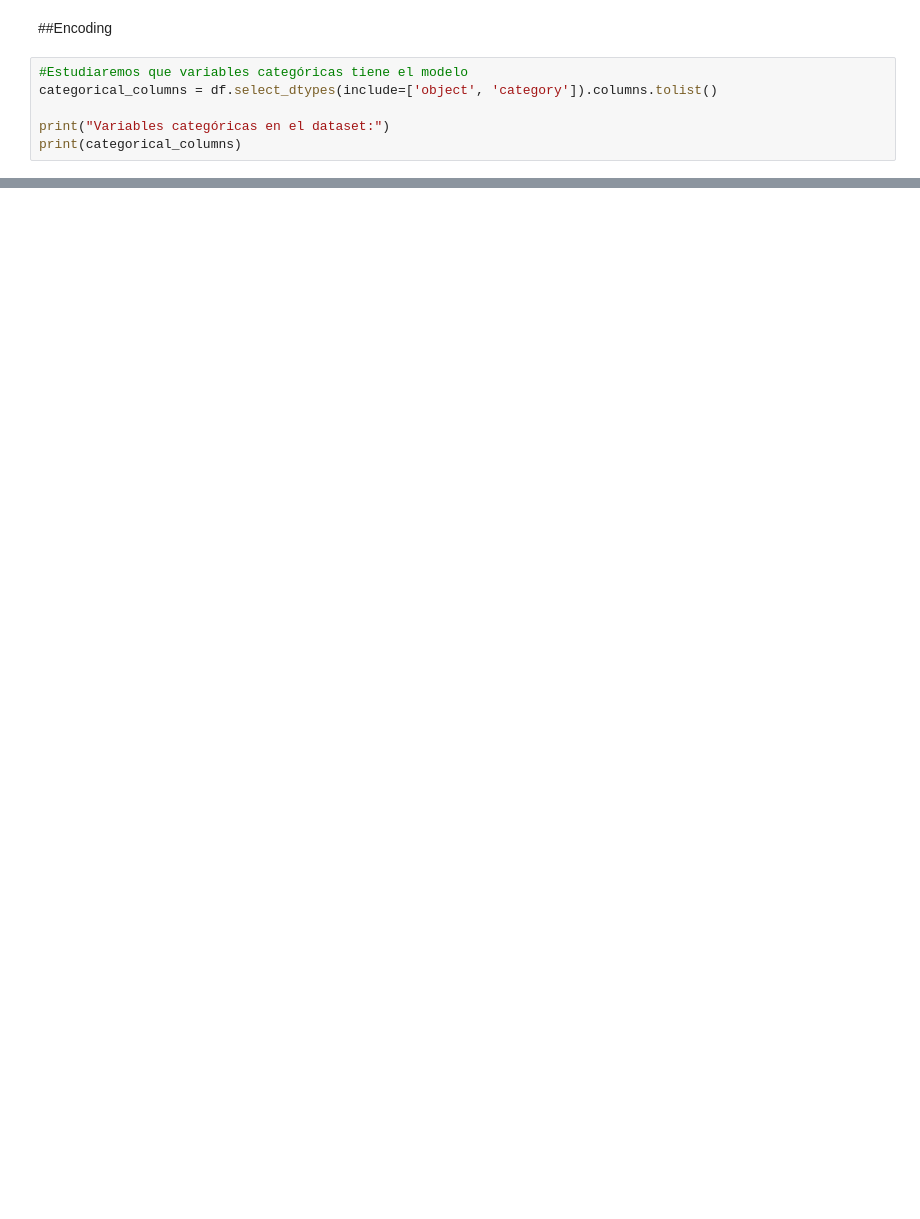
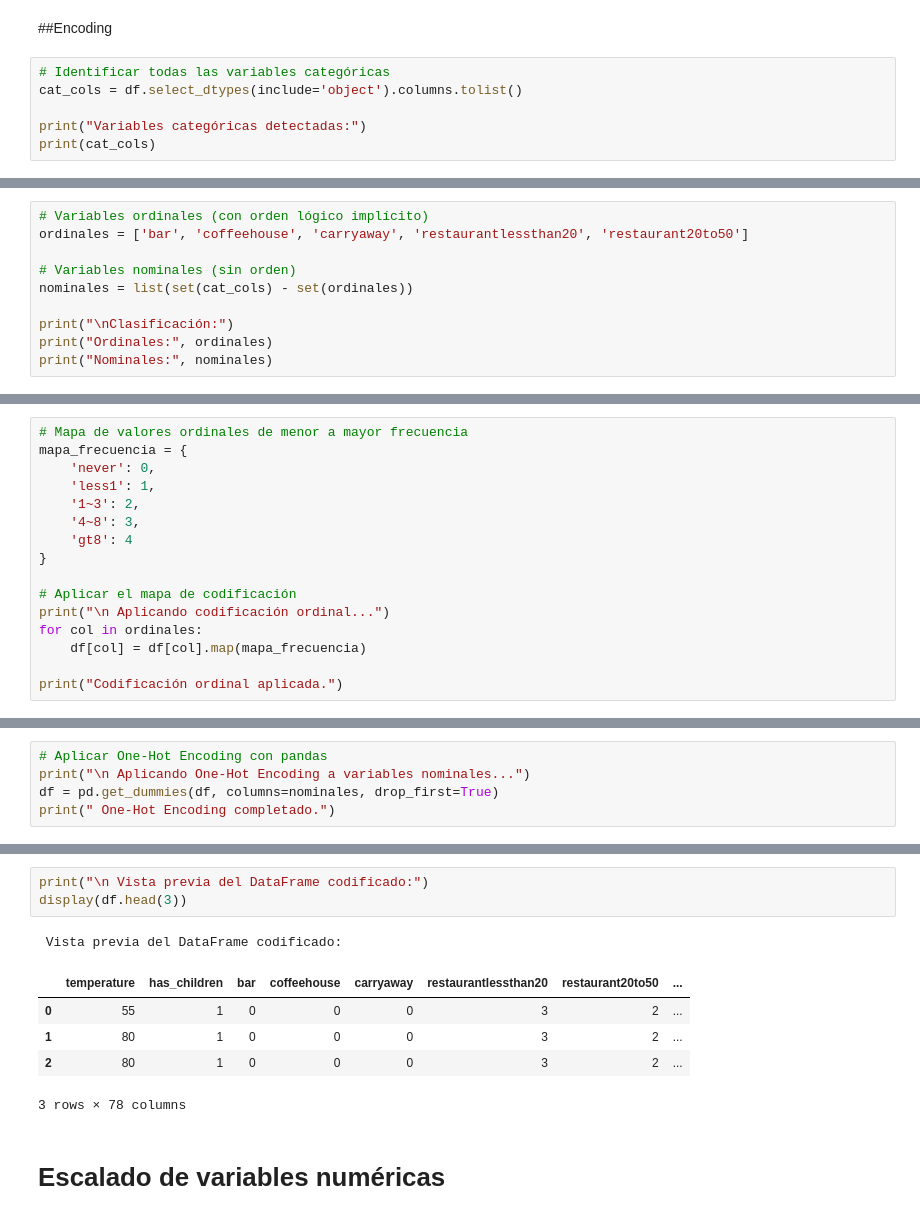
Before and after one commit to celiabarrosr/unav-coupon-recommendation-system, a Jupyter notebook: notebooks/data-cleaning-and-prep.ipynb, the cells around one changed output, grey strips where cells are left out. Saved outputs shown, nothing was run; the diff lists cells and outputs as text; blank space fills up the shorter version.

```diff
--- a/notebooks/data-cleaning-and-prep.ipynb
+++ b/notebooks/data-cleaning-and-prep.ipynb
@@ -441,9 +435,9 @@ dtype: int64
 # %% [markdown]
 ##Encoding
 # %%
-#Estudiaremos que variables categóricas tiene el modelo
-categorical_columns = df.select_dtypes(include=['object', 'category']).columns.tolist()
+# Identificar todas las variables categóricas
+cat_cols = df.select_dtypes(include='object').columns.tolist()
 
-print("Variables categóricas en el dataset:")
-print(categorical_columns)
+print("Variables categóricas detectadas:")
+print(cat_cols)
 # %% [output]
@@ -498,0 +446,10 @@ KeyError: "None of [Index(['destination', 'passanger', 'weather', 'time', 'coupo
+# %%
+# Variables ordinales (con orden lógico implícito)
+ordinales = ['bar', 'coffeehouse', 'carryaway', 'restaurantlessthan20', 'restaurant20to50']
+
+# Variables nominales (sin orden)
+nominales = list(set(cat_cols) - set(ordinales))
+
+print("\nClasificación:")
+print("Ordinales:", ordinales)
+print("Nominales:", nominales)
@@ -498,0 +460,16 @@ KeyError: "None of [Index(['destination', 'passanger', 'weather', 'time', 'coupo
+# %%
+# Mapa de valores ordinales de menor a mayor frecuencia
+mapa_frecuencia = {
+    'never': 0,
+    'less1': 1,
+    '1~3': 2,
+    '4~8': 3,
+    'gt8': 4
+}
+
+# Aplicar el mapa de codificación
+print("\n Aplicando codificación ordinal...")
+for col in ordinales:
+    df[col] = df[col].map(mapa_frecuencia)
+
+print("Codificación ordinal aplicada.")
@@ -498,0 +479,5 @@ KeyError: "None of [Index(['destination', 'passanger', 'weather', 'time', 'coupo
+# %%
+# Aplicar One-Hot Encoding con pandas
+print("\n Aplicando One-Hot Encoding a variables nominales...")
+df = pd.get_dummies(df, columns=nominales, drop_first=True)
+print(" One-Hot Encoding completado.")
@@ -498,0 +507,12 @@ KeyError: "None of [Index(['destination', 'passanger', 'weather', 'time', 'coupo
+# %%
+print("\n Vista previa del DataFrame codificado:")
+display(df.head(3))
+# %% [output]
+ Vista previa del DataFrame codificado:
+|  | temperature | has_children | bar | coffeehouse | carryaway | restaurantlessthan20 | restaurant20to50 | ... |
+| 0 | 55 | 1 | 0 | 0 | 0 | 3 | 2 | ... |
+| 1 | 80 | 1 | 0 | 0 | 0 | 3 | 2 | ... |
+| 2 | 80 | 1 | 0 | 0 | 0 | 3 | 2 | ... |
+3 rows × 78 columns
+# %% [markdown]
+# Escalado de variables numéricas
```
Also changed, not shown: parts of 38 cells of this notebook.
